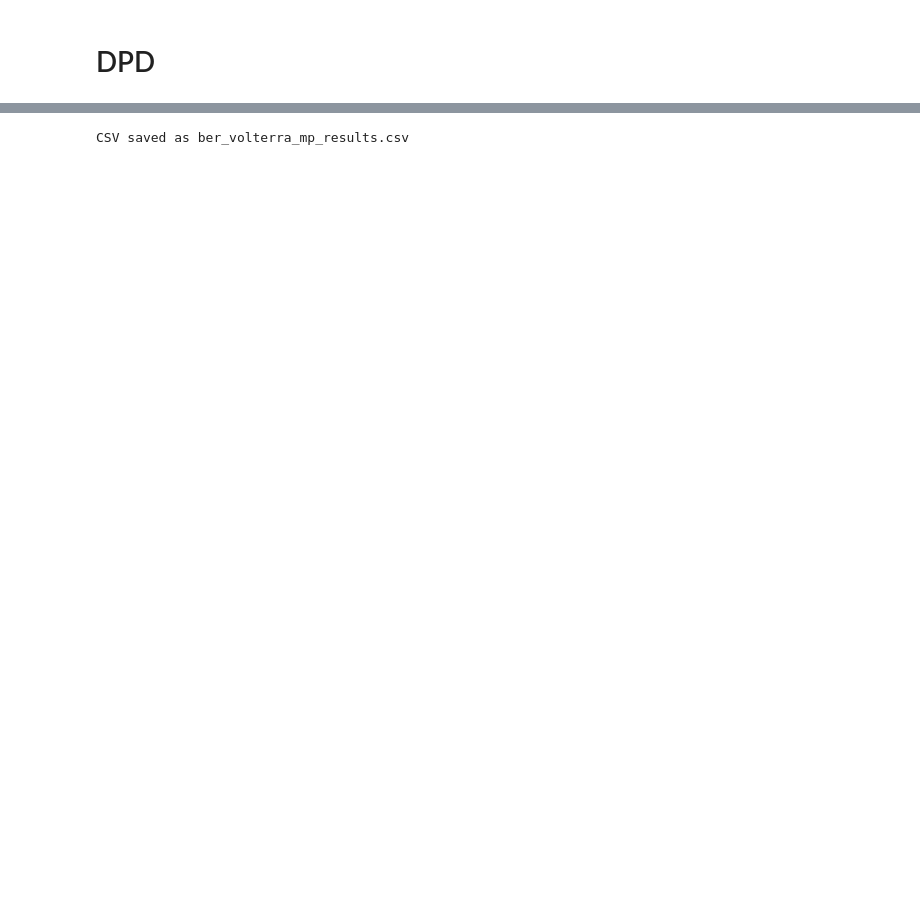
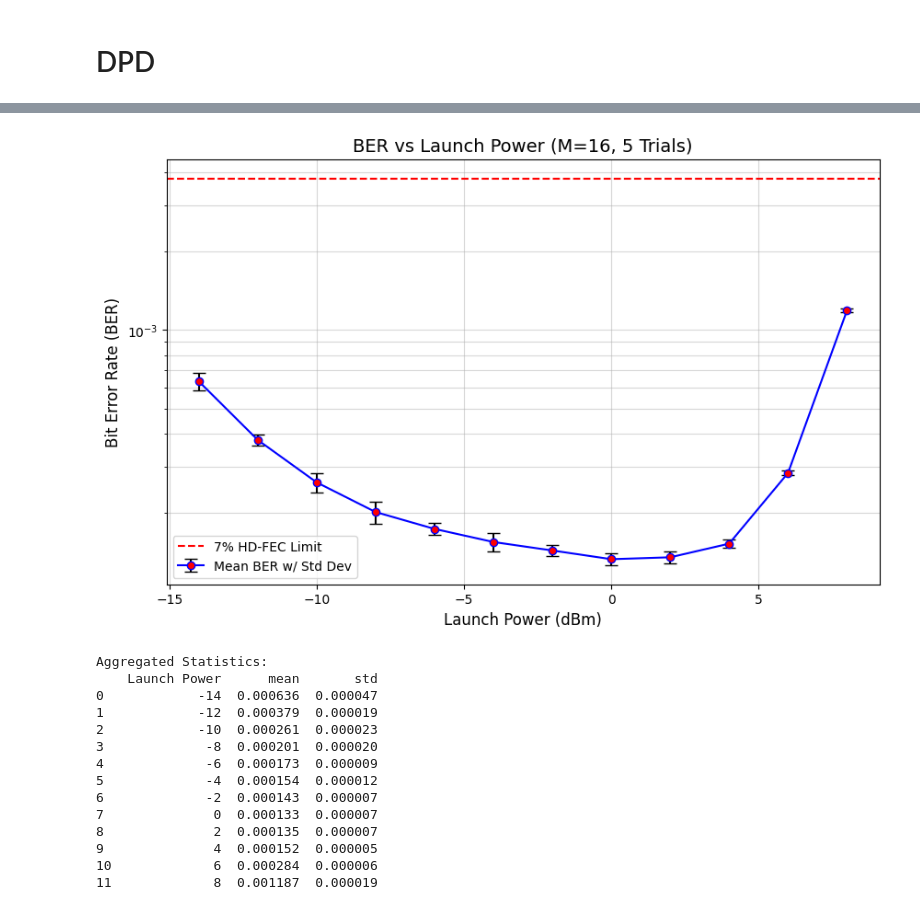
Before and after one commit to abdalrahimnaser/FYP, a Jupyter notebook: Experiementation/LP_exp_fixed_correct.ipynb, the cells around one changed output, grey strips where cells are left out. Saved outputs shown, nothing was run; the diff lists cells and outputs as text; code cells hidden in the pictures; blank space fills up the shorter version.

```diff
--- a/Experiementation/LP_exp_fixed_correct.ipynb
+++ b/Experiementation/LP_exp_fixed_correct.ipynb
@@ -1345,16 +1134,63 @@ plt.show()
-# %%
-import csv
-
-with open("ber_volterra_mp_results.csv", "w", newline="") as f:
-    writer = csv.writer(f)
-
-    # header
-    writer.writerow(["P_launch_dBm", "BER_No_DPD", "BER_MP_DPD"])
-
-    # rows
-    for lp, b_base, b_mp in zip(launch_powers, ber_base, ber_mp):
-        writer.writerow([lp, b_base, b_mp])
-
-print("CSV saved as ber_volterra_mp_results.csv")
-# %% [output]
-CSV saved as ber_volterra_mp_results.csv
+# %%
+import matplotlib.pyplot as plt
+import pandas as pd
+
+df_dpd = pd.DataFrame(all_results)
+df_dpd.to_csv("./FINAL_CSV_EXPERIMENTS/FINAL_results_DPD_MP_BER_vs_launch_power.csv", index=False)
+# %%
+import matplotlib.pyplot as plt
+import pandas as pd
+import numpy as np
+
+# 1. Group by Launch Power to calculate Mean and Std
+stats = df_dpd.groupby("Launch Power")["BER"].agg(["mean", "std"]).reset_index()
+
+# 2. Plotting
+plt.figure(figsize=(10, 6))
+
+# Use errorbar for the mean and std
+plt.errorbar(
+    stats["Launch Power"],
+    stats["mean"],
+    yerr=stats["std"],
+    fmt='-o',          # Line and circle markers
+    capsize=5,         # Caps on error bars
+    color='b',
+    label='Mean BER w/ Std Dev',
+    markerfacecolor='red',
+    ecolor='black'     # Error bar color
+)
+
+# 3. Formatting the plot
+plt.yscale('log')      # BER is typically viewed on a log scale
+plt.xlabel('Launch Power (dBm)', fontsize=12)
+plt.ylabel('Bit Error Rate (BER)', fontsize=12)
+plt.title(f'BER vs Launch Power (M={M}, {N_TRIALS} Trials)', fontsize=14)
+plt.grid(True, which="both", ls="-", alpha=0.5)
+plt.legend()
+
+# Optional: Add a horizontal line for a specific FEC limit (e.g., 3.8e-3)
+plt.axhline(y=3.8e-3, color='r', linestyle='--', label='7% HD-FEC Limit')
+plt.legend()
+
+plt.show()
+
+# Display the aggregated data for verification
+print("Aggregated Statistics:")
+print(stats)
+# %% [output]
+[figure, added]
+Aggregated Statistics:
+    Launch Power      mean       std
+0            -14  0.000636  0.000047
+1            -12  0.000379  0.000019
+2            -10  0.000261  0.000023
+3             -8  0.000201  0.000020
+4             -6  0.000173  0.000009
+5             -4  0.000154  0.000012
+6             -2  0.000143  0.000007
+7              0  0.000133  0.000007
+8              2  0.000135  0.000007
+9              4  0.000152  0.000005
+10             6  0.000284  0.000006
+11             8  0.001187  0.000019
```
Also changed, not shown: parts of 11 cells of this notebook, 1 other file.
